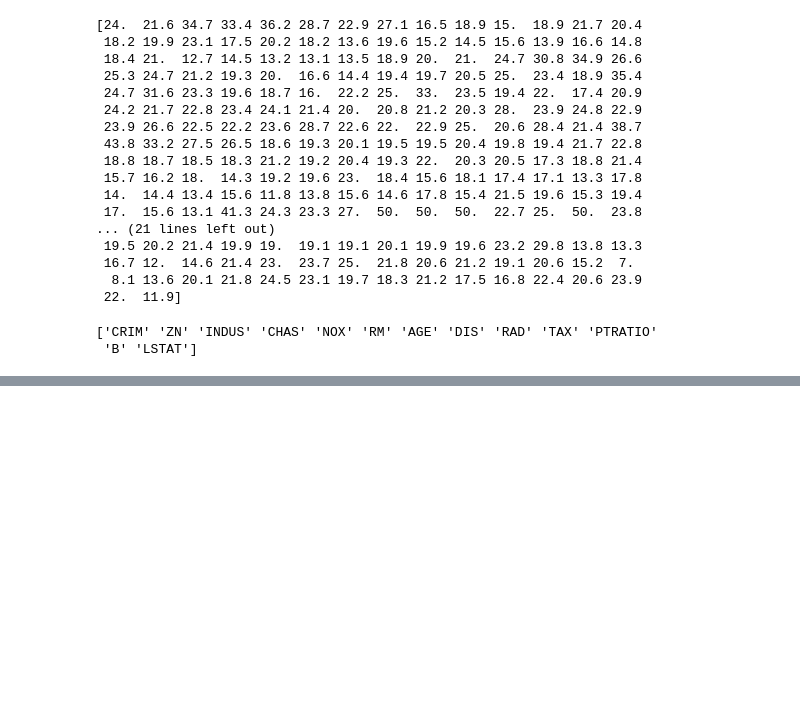
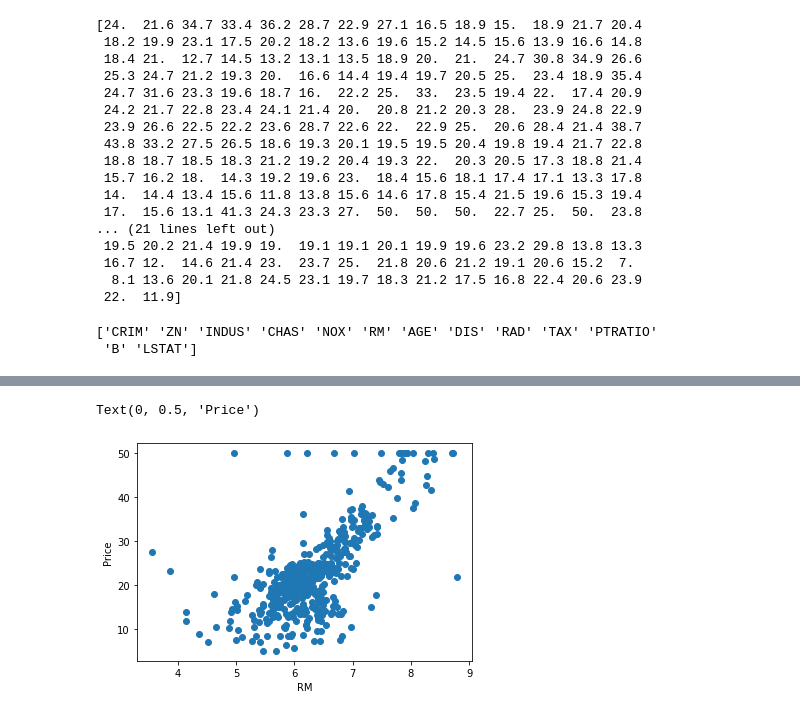
Before and after one commit to charanhu/ML_End2End_Implementaion_Deployment, a Jupyter notebook: Linear_regression_ML_implementation.ipynb, the cells around one changed output, grey strips where cells are left out. Cells and saved outputs as stored; diff of their text form; code cells hidden in the pictures; blank space fills up the shorter version.

```diff
--- a/Linear_regression_ML_implementation.ipynb
+++ b/Linear_regression_ML_implementation.ipynb
@@ -93,0 +226,8 @@ print(boston.feature_names)
+# %%
+# scatter plot between the features RM and Price
+plt.scatter(dataset['RM'], dataset['Price'])
+plt.xlabel("RM")
+plt.ylabel("Price")
+# %% [output]
+Text(0, 0.5, 'Price')
+[figure, added]
```
Also changed, not shown: parts of 29 cells of this notebook.
